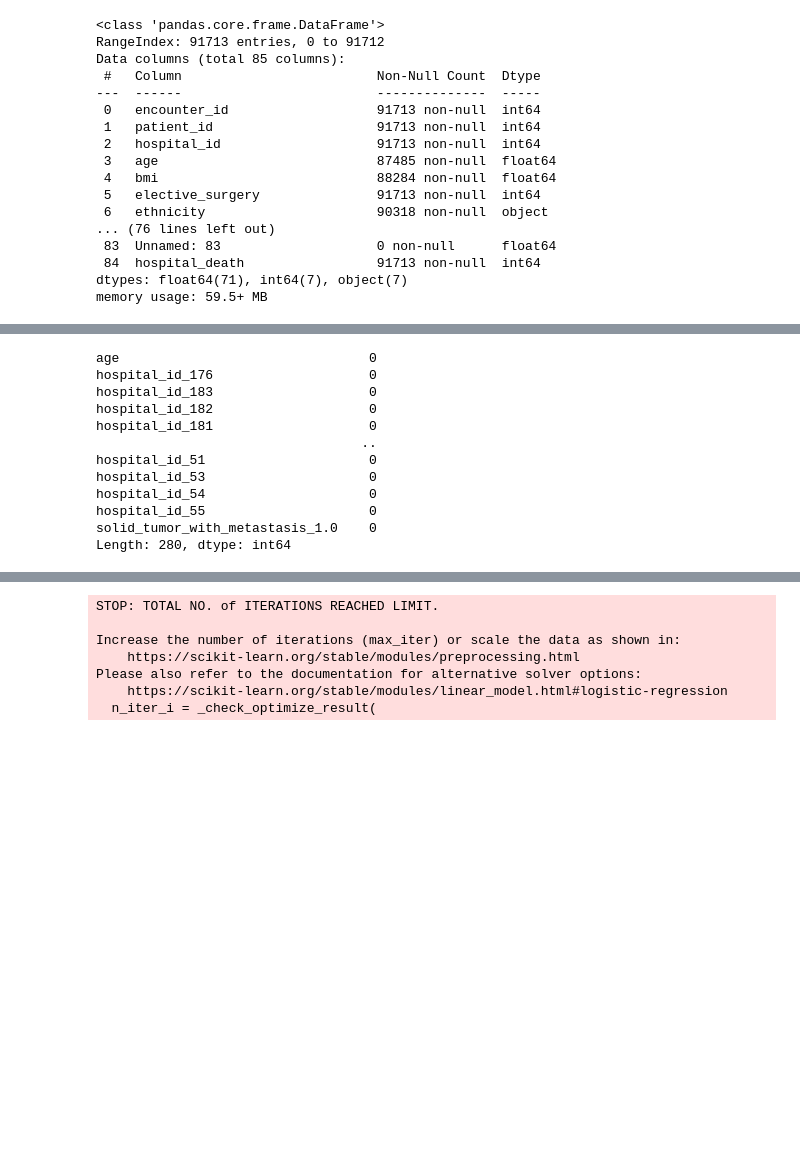
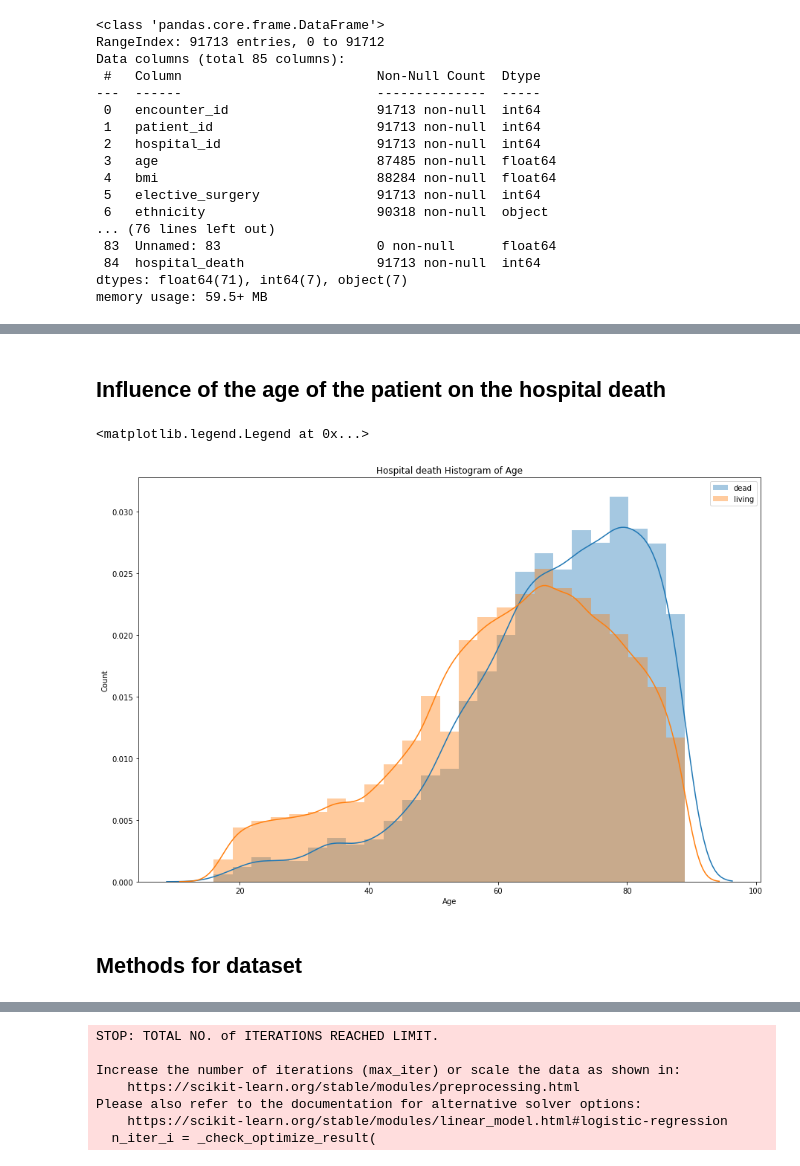
Before and after one commit to EladBil/DS-Squad-Project, a Jupyter notebook: PresentationNotebook.ipynb, the cells around one changed output, grey strips where cells are left out. Cells and saved outputs as stored; diff of their text form; code cells hidden in the pictures; blank space fills up the shorter version.

```diff
--- a/PresentationNotebook.ipynb
+++ b/PresentationNotebook.ipynb
@@ -110,0 +122,22 @@ memory usage: 61.2 MB
+# %% [markdown]
+## Influence of the age of the patient on the hospital death
+# %%
+dead_patient = complete_data[complete_data["hospital_death"] == 1]
+living_patient =  complete_data[complete_data["hospital_death"] == 0]
+#first we create the figure using Matplotlib
+fig,ax=plt.subplots(figsize=(15,10))
+#"age"
+#create two histograms using Seaborn:
+sns.distplot(dead_patient.age, bins = 25, kde = True, label = "dead",ax=ax)
+sns.distplot(living_patient.age, bins = 25, kde = True, label = "living",ax=ax)
+
+#Don't forget to make titles for the figure and axes
+plt.title('Hospital death Histogram of Age')
+plt.xlabel('Age')
+plt.ylabel('Count')
+plt.legend(loc="upper right")
+# %% [output]
+<matplotlib.legend.Legend at 0x...>
+[figure, added]
+# %% [markdown]
+## Methods for dataset
@@ -125,17 +163,0 @@ for f in features_with_missing_values:
-# %%
-pd.set_option('display.max_rows', 100)
-
-complete_data.isnull().sum(axis=0).sort_values(ascending=False)
-# %% [output]
-age                                0
-hospital_id_176                    0
-hospital_id_183                    0
-hospital_id_182                    0
-hospital_id_181                    0
-                                  ..
-hospital_id_51                     0
-hospital_id_53                     0
-hospital_id_54                     0
-hospital_id_55                     0
-solid_tumor_with_metastasis_1.0    0
-Length: 280, dtype: int64
```
Also changed, not shown: parts of 46 cells of this notebook.
